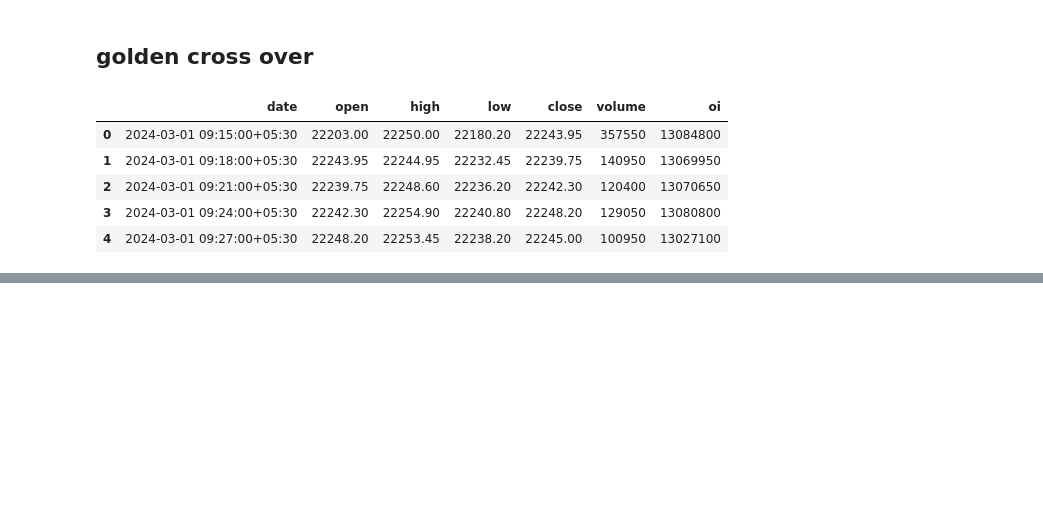
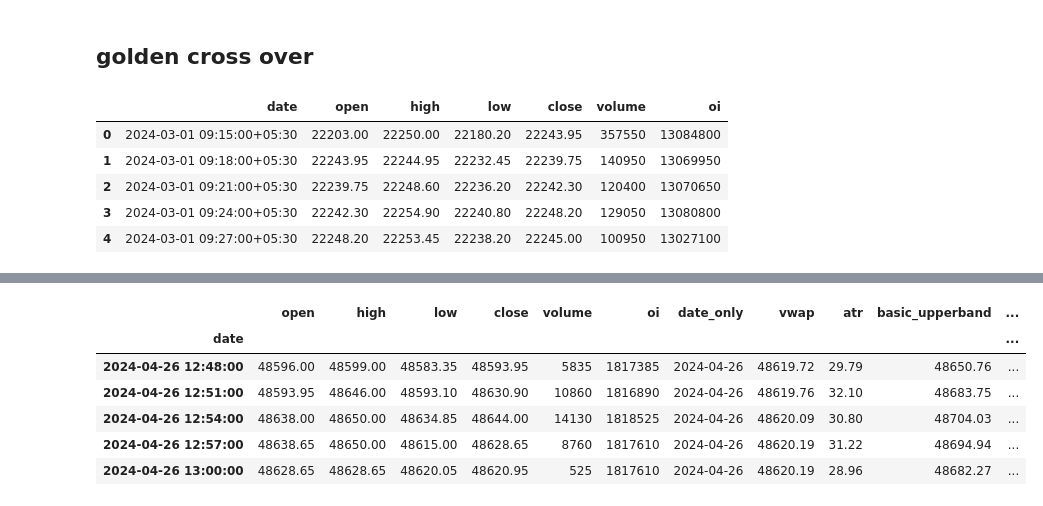
Before and after one commit to Madcodex/stock_automata, a Jupyter notebook: notebook/identify_signals.ipynb, the cells around one changed output, grey strips where cells are left out. Cells and saved outputs as stored; diff of their text form; code cells hidden in the pictures; blank space fills up the shorter version.

```diff
--- a/notebook/identify_signals.ipynb
+++ b/notebook/identify_signals.ipynb
@@ -622,0 +625,5 @@ signals.tail(10)
+# %%
+def date_format(df):
+    df['date']  = pd.to_datetime(df['date']).dt.tz_localize(None)
+    df['date_only'] = pd.to_datetime(df['date'].dt.date)
+    return df
@@ -622,0 +747,10 @@ signals.tail(10)
+# %%
+df.round(2).tail(5)
+# %% [output]
+|  | open | high | low | close | volume | oi | date_only | vwap | atr | basic_upperband | ... |
+| date |  |  |  |  |  |  |  |  |  |  | ... |
+| 2024-04-26 12:48:00 | 48596.00 | 48599.00 | 48583.35 | 48593.95 | 5835 | 1817385 | 2024-04-26 | 48619.72 | 29.79 | 48650.76 | ... |
+| 2024-04-26 12:51:00 | 48593.95 | 48646.00 | 48593.10 | 48630.90 | 10860 | 1816890 | 2024-04-26 | 48619.76 | 32.10 | 48683.75 | ... |
+| 2024-04-26 12:54:00 | 48638.00 | 48650.00 | 48634.85 | 48644.00 | 14130 | 1818525 | 2024-04-26 | 48620.09 | 30.80 | 48704.03 | ... |
+| 2024-04-26 12:57:00 | 48638.65 | 48650.00 | 48615.00 | 48628.65 | 8760 | 1817610 | 2024-04-26 | 48620.19 | 31.22 | 48694.94 | ... |
+| 2024-04-26 13:00:00 | 48628.65 | 48628.65 | 48620.05 | 48620.95 | 525 | 1817610 | 2024-04-26 | 48620.19 | 28.96 | 48682.27 | ... |
```
Also changed, not shown: parts of 40 cells of this notebook, 18 other files.
